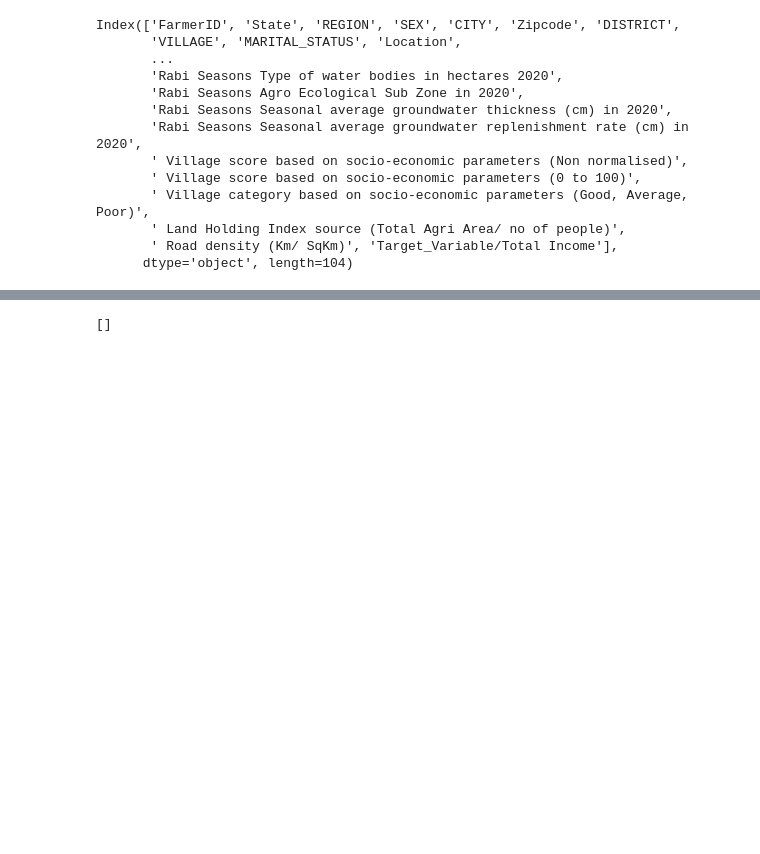
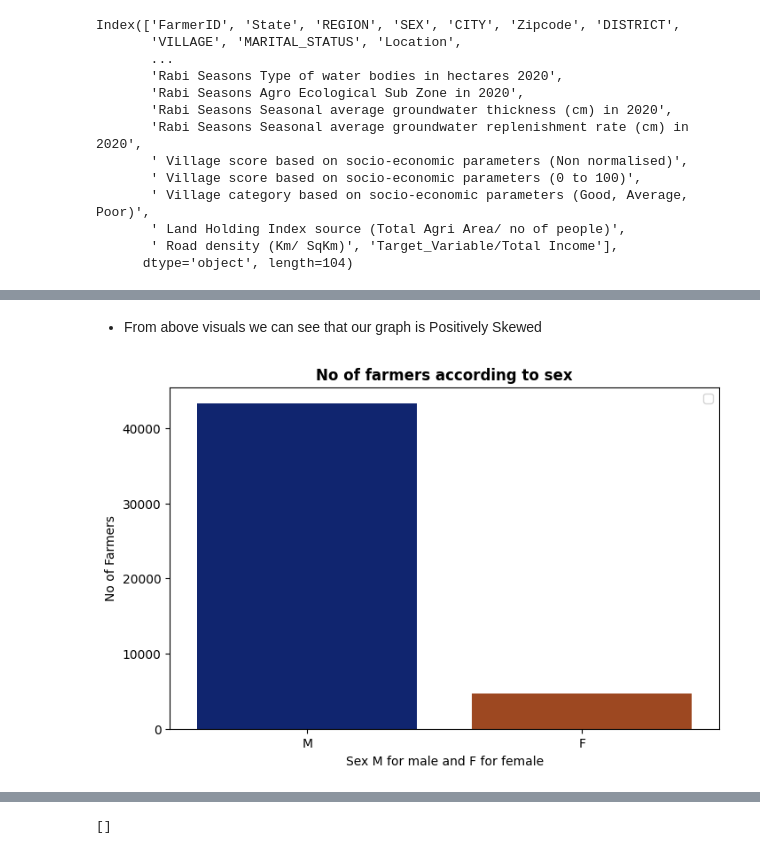
Before and after one commit to jatin0013/Farmer-Income-Predictor, a Jupyter notebook: Model.ipynb, the cells around one changed output, grey strips where cells are left out. Drawn from its saved outputs; the diff is of its cells as text; code cells hidden in the pictures; blank space fills up the shorter version.

```diff
--- a/Model.ipynb
+++ b/Model.ipynb
@@ -212,0 +226,13 @@ df['score_2022-21_kharif'] = df['Kharif Seasons Agricultural Score in 2021']-df[
+# %% [markdown]
+* From above visuals we can see that our graph is Positively Skewed
+# %%
+# checking ditribution of farmer gender wise
+plt.figure(figsize=(8,5))
+sns.countplot(x='SEX', data=df , palette='dark')
+plt.title("No of farmers according to sex" , fontweight = 'bold')
+plt.xlabel("Sex M for male and F for female")
+plt.ylabel("No of Farmers")
+plt.legend()
+plt.show()
+# %% [output]
+[figure, added]
```
Also changed, not shown: parts of 11 cells of this notebook.
